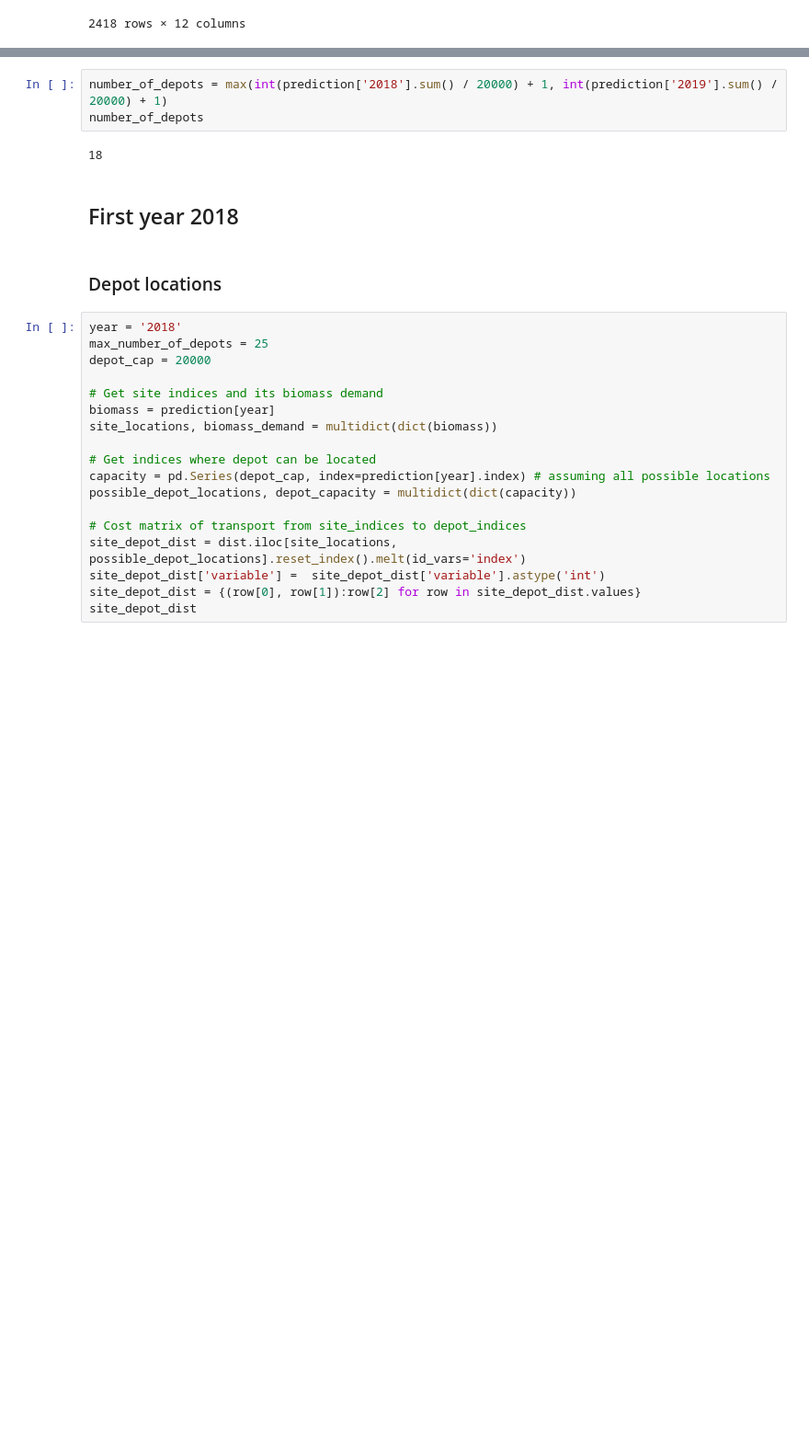
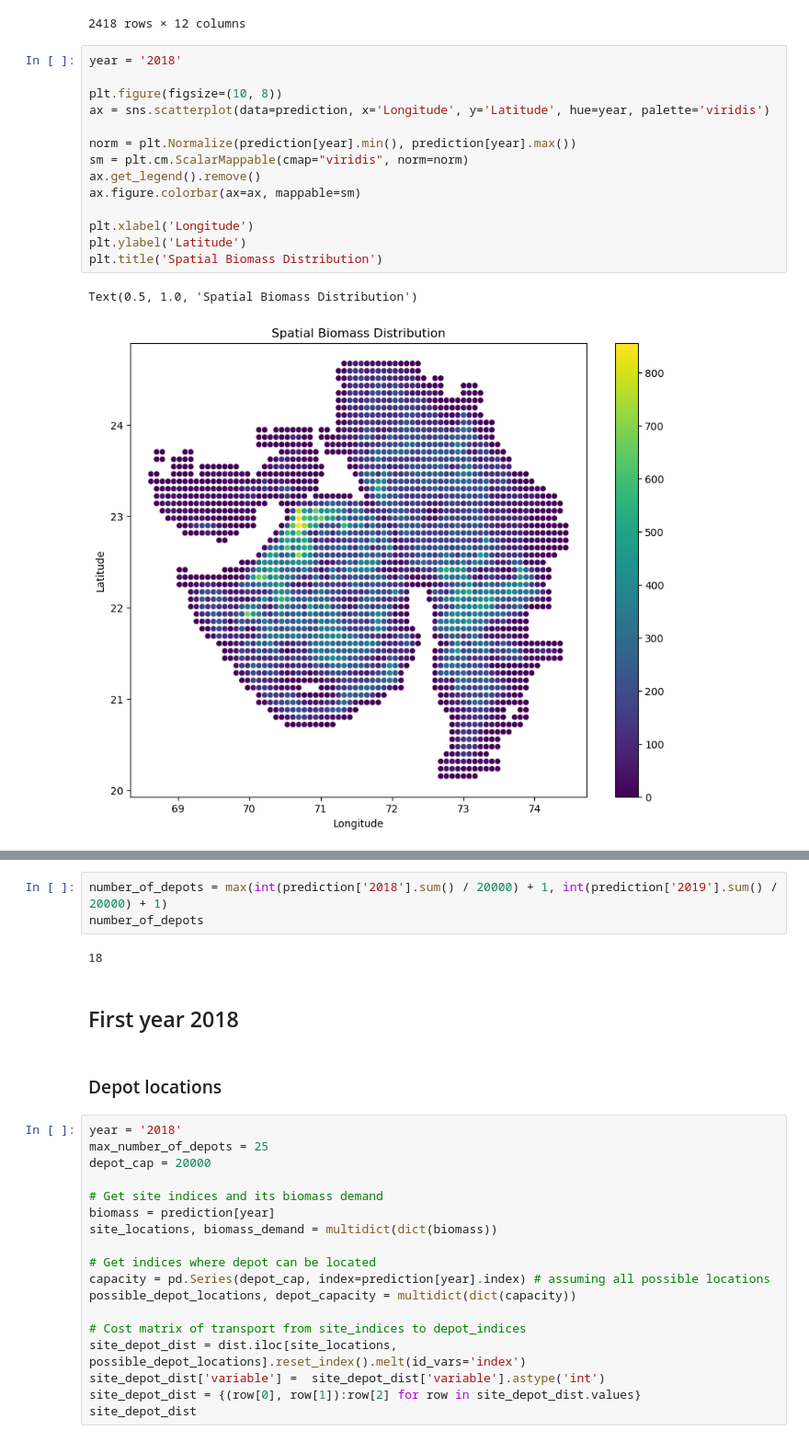
Before and after one commit to Genndoso/Shell_hachakton_2023, a Jupyter notebook: notebooks/SCIP.ipynb, the cells around one changed output, grey strips where cells are left out. Shown at 92% size. Cells and saved outputs as stored; diff of their text form; blank space fills up the shorter version.

```diff
--- a/notebooks/SCIP.ipynb
+++ b/notebooks/SCIP.ipynb
@@ -101,3 +117,20 @@ prediction
 | 2416 | 20.15456 | 73.08319 | 2.719220 | 1.370163 | 0.818687 | 1.205721 | 1.316443 | 1.324201 | 1.576338 | 1.304297 | 1.265245 | ... |
 | 2417 | 20.15456 | 73.16282 | 0.621228 | 0.238414 | 0.112909 | 0.209801 | 0.229067 | 0.230417 | 0.274289 | 0.226953 | 0.220064 | ... |
 2418 rows × 12 columns
+# %%
+year = '2018'
+
+plt.figure(figsize=(10, 8))
+ax = sns.scatterplot(data=prediction, x='Longitude', y='Latitude', hue=year, palette='viridis')
+
+norm = plt.Normalize(prediction[year].min(), prediction[year].max())
+sm = plt.cm.ScalarMappable(cmap="viridis", norm=norm)
+ax.get_legend().remove()
+ax.figure.colorbar(ax=ax, mappable=sm)
+
+plt.xlabel('Longitude')
+plt.ylabel('Latitude')
+plt.title('Spatial Biomass Distribution')
+# %% [output]
+Text(0.5, 1.0, 'Spatial Biomass Distribution')
+[figure, added]
```
Also changed, not shown: parts of 5 cells of this notebook, 2 other files.
